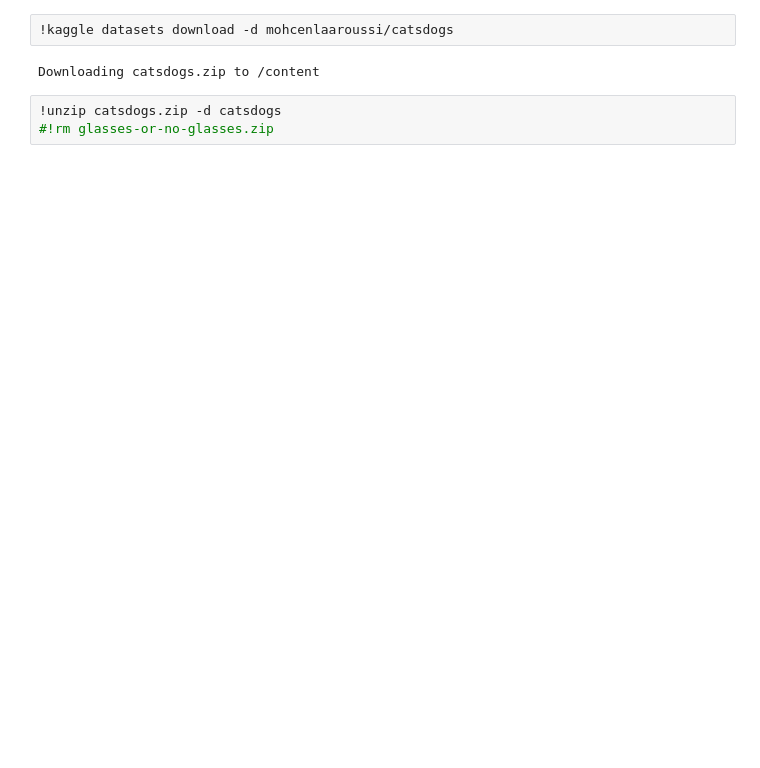
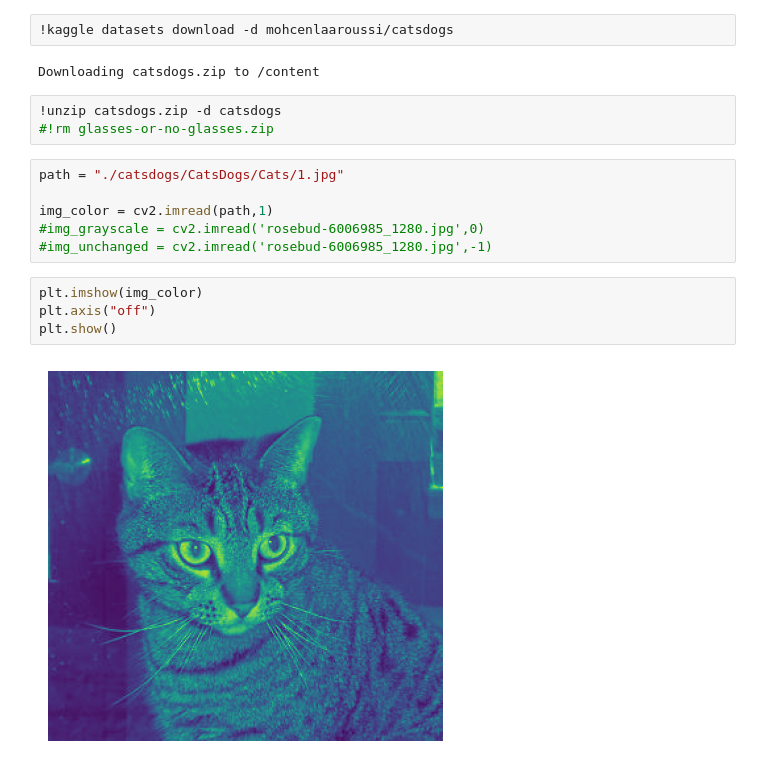
Before and after one commit to mohcenlaaroussi/cats_dogs_classification, a Jupyter notebook: cats_dogs_classification.ipynb, the cells around one changed output. Cells and saved outputs as stored; diff of their text form; blank space fills up the shorter version.

Commit message:
Reading images

```diff
--- a/cats_dogs_classification.ipynb
+++ b/cats_dogs_classification.ipynb
@@ -30,3 +33,15 @@ Downloading catsdogs.zip to /content
 # %%
 !unzip catsdogs.zip -d catsdogs
 #!rm glasses-or-no-glasses.zip
+# %%
+path = "./catsdogs/CatsDogs/Cats/1.jpg"
+
+img_color = cv2.imread(path,1)
+#img_grayscale = cv2.imread('rosebud-6006985_1280.jpg',0)
+#img_unchanged = cv2.imread('rosebud-6006985_1280.jpg',-1)
+# %%
+plt.imshow(img_color)
+plt.axis("off")
+plt.show()
+# %% [output]
+[figure, added]
```
Also changed, not shown: parts of 2 cells of this notebook.
